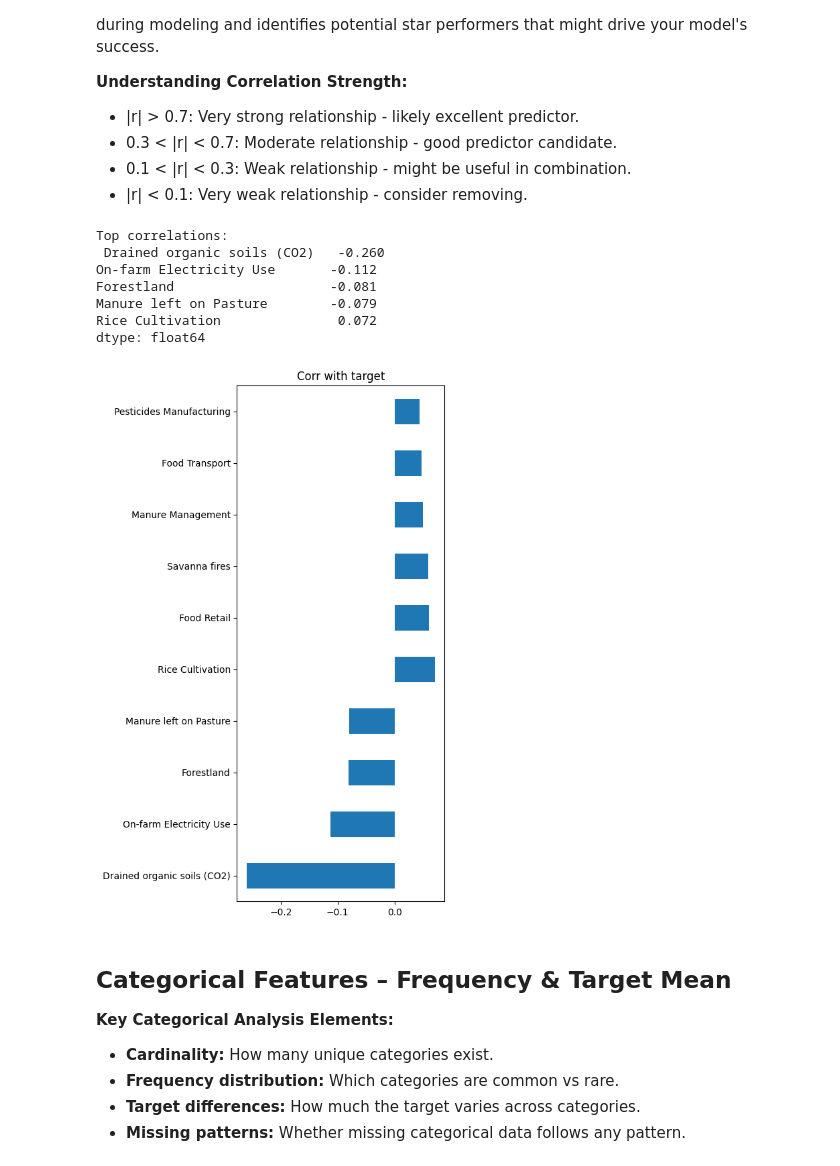
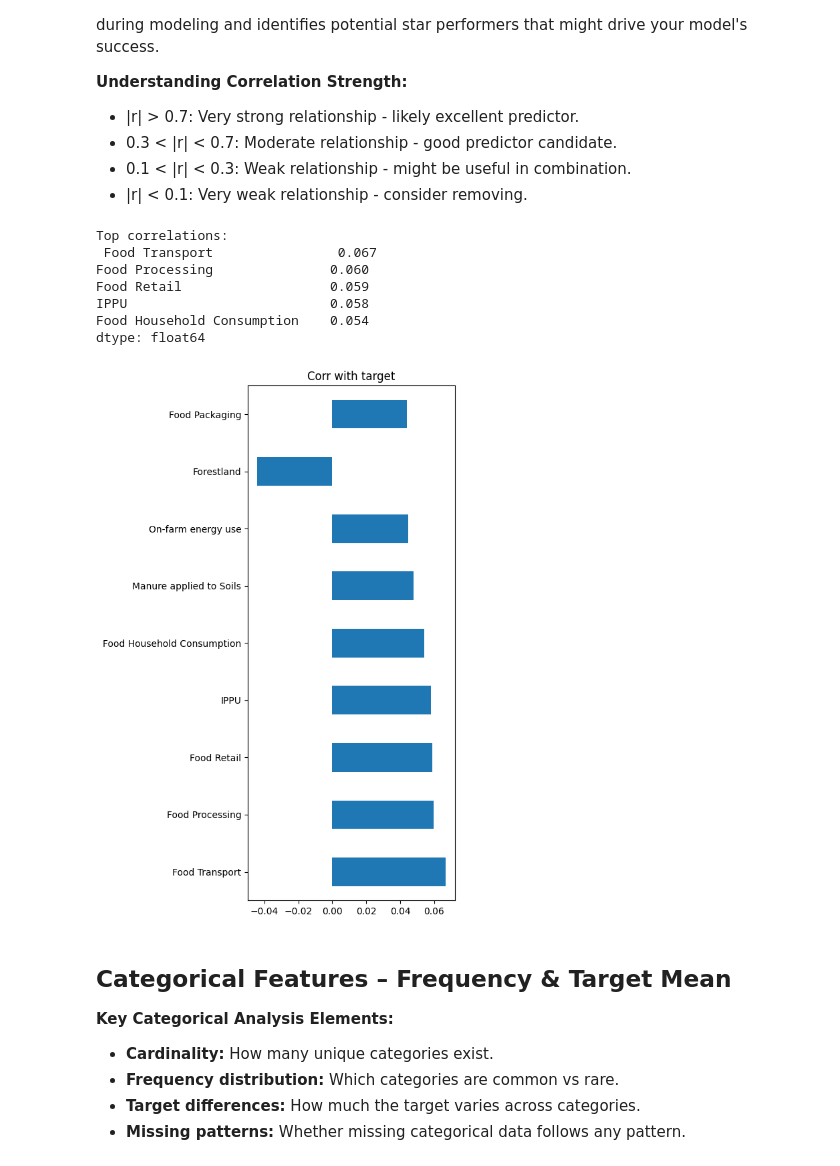
Before and after one commit to lukasbals/tomorrow-university, a Jupyter notebook: 10_regression/sustainability-predictor/notebooks/05_exploratory_data_analysis.ipynb, the cells around one changed output. Cells and saved outputs as stored; diff of their text form; code cells hidden in the pictures.

```diff
--- a/10_regression/sustainability-predictor/notebooks/05_exploratory_data_analysis.ipynb
+++ b/10_regression/sustainability-predictor/notebooks/05_exploratory_data_analysis.ipynb
@@ -207,18 +202,18 @@ The correlation between numerical features and your target variable reveals whic
 - 0.1 < |r| < 0.3: Weak relationship - might be useful in combination.
 - |r| < 0.1: Very weak relationship - consider removing.
 # %%
-correlations = X_train[X_train.columns.drop('Area').drop('Year')].corrwith(y_train['Average Temperature °C']).sort_values(key=abs, ascending=False)
+correlations = X_train[X_train.columns.drop('Year')].corrwith(y_train['Average Temperature °C']).sort_values(key=abs, ascending=False)
 print("Top correlations:\n", correlations.head(5).round(3))
 correlations.head(10).plot.barh(figsize=(4,10)); plt.title("Corr with target"); plt.show()
 # %% [output]
 Top correlations:
- Drained organic soils (CO2)   -0.260
-On-farm Electricity Use       -0.112
-Forestland                    -0.081
-Manure left on Pasture        -0.079
-Rice Cultivation               0.072
+ Food Transport                0.067
+Food Processing               0.060
+Food Retail                   0.059
+IPPU                          0.058
+Food Household Consumption    0.054
 dtype: float64
-[figure, old version]
+[figure, new version]
 # %% [markdown]
 ## Categorical Features – Frequency & Target Mean
 
```
Also changed, not shown: parts of 11 cells of this notebook, 12 other files.
